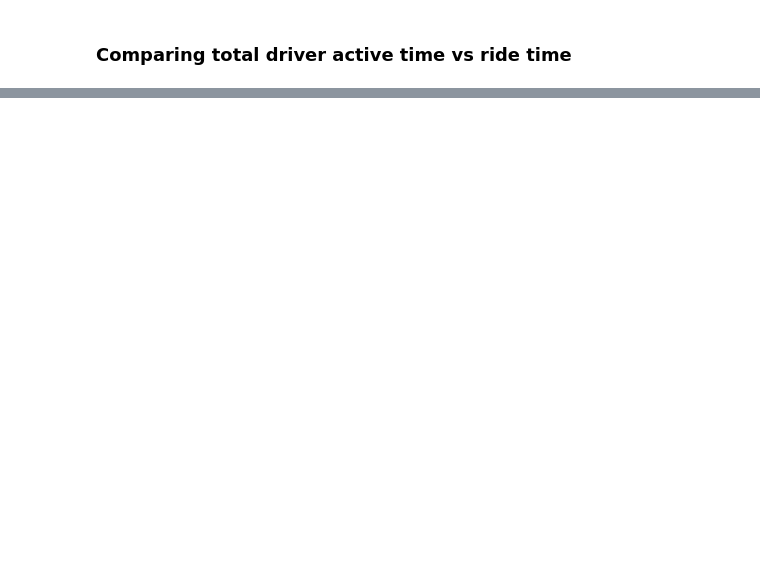
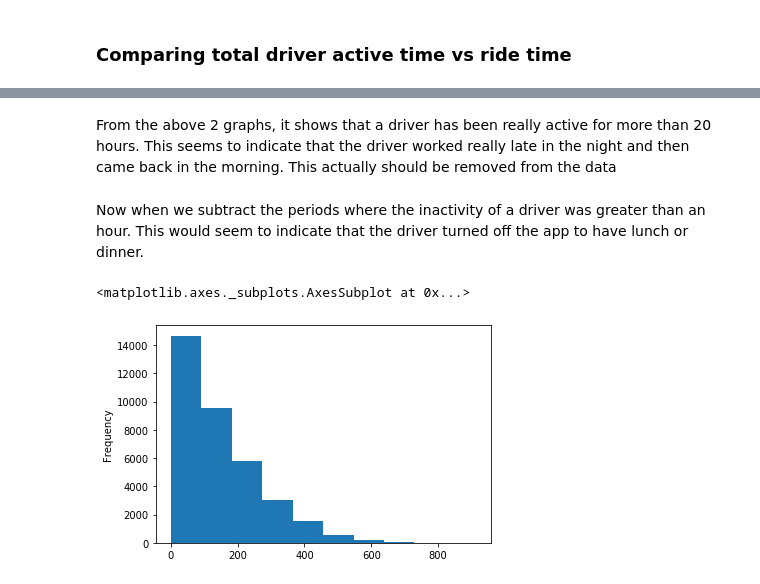
Before and after one commit to ridhi1412/capstone_didi, a Jupyter notebook: EDA.ipynb, the cells around one changed output, grey strips where cells are left out. Drawn from its saved outputs; the diff is of its cells as text; code cells hidden in the pictures; blank space fills up the shorter version.

```diff
--- a/EDA.ipynb
+++ b/EDA.ipynb
@@ -69,0 +274,9 @@ plt.plot()
+# %% [markdown]
+From the above 2 graphs, it shows that a driver has been really active for more than 20 hours. This seems to indicate that the driver worked really late in the night and then came back in the morning. This actually should be removed from the data
+# %% [markdown]
+Now when we subtract the periods where the inactivity of a driver was greater than an hour. This would seem to indicate that the driver turned off the app to have lunch or dinner.
+# %%
+driver_stats_updated['modified_active_time'].plot.hist()
+# %% [output]
+<matplotlib.axes._subplots.AxesSubplot at 0x...>
+[figure, added]
```
Also changed, not shown: parts of 47 cells of this notebook.
